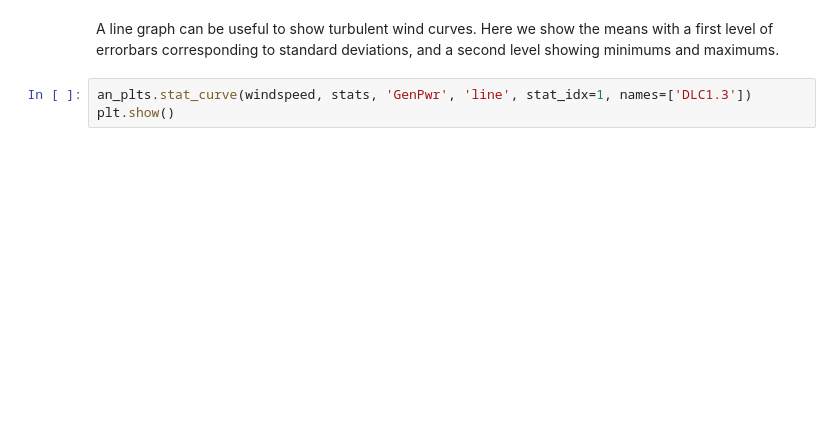
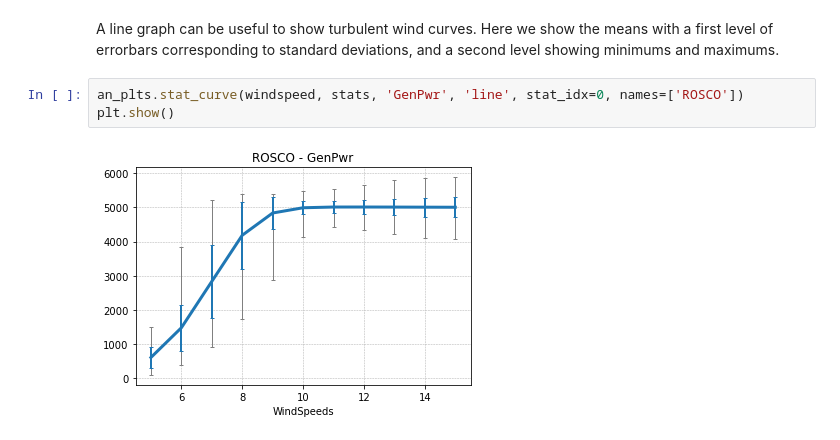
Before and after one commit to NREL/pCrunch, a Jupyter notebook: batch_processing.ipynb, the cells around one changed output. Drawn from its saved outputs; the diff is of its cells as text; blank space fills up the shorter version.

```diff
--- a/batch_processing.ipynb
+++ b/batch_processing.ipynb
@@ -236,5 +236,7 @@ plt.show()
 # %% [markdown]
 A line graph can be useful to show turbulent wind curves. Here we show the means with a first level of errorbars corresponding to standard deviations, and a second level showing minimums and maximums.
 # %%
-an_plts.stat_curve(windspeed, stats, 'GenPwr', 'line', stat_idx=1, names=['DLC1.3'])
+an_plts.stat_curve(windspeed, stats, 'GenPwr', 'line', stat_idx=0, names=['ROSCO'])
 plt.show()
+# %% [output]
+[figure, added]
```
Also changed, not shown: parts of 48 cells of this notebook, 1 other file.
